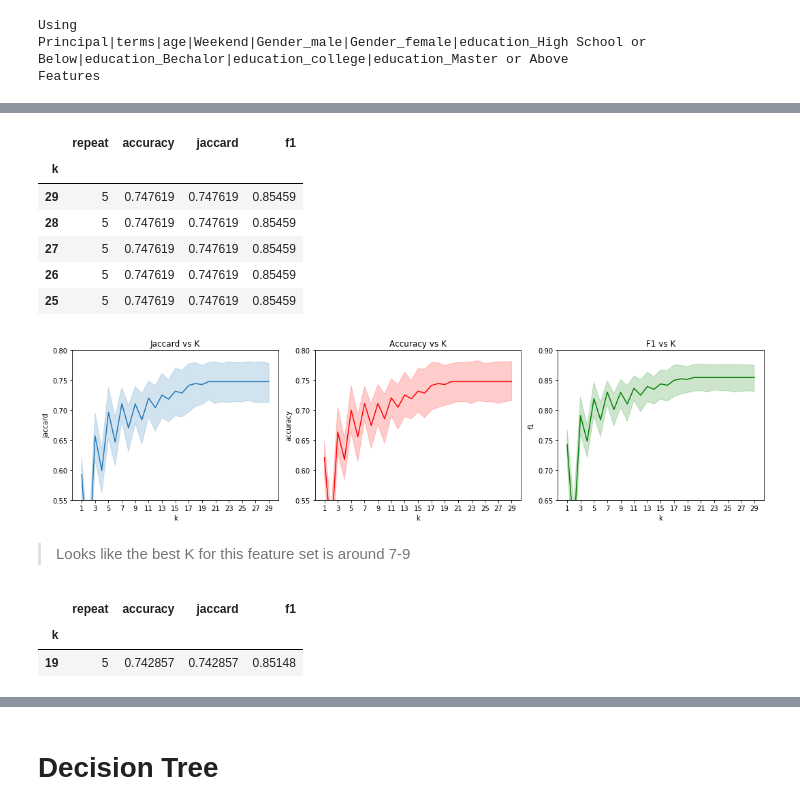
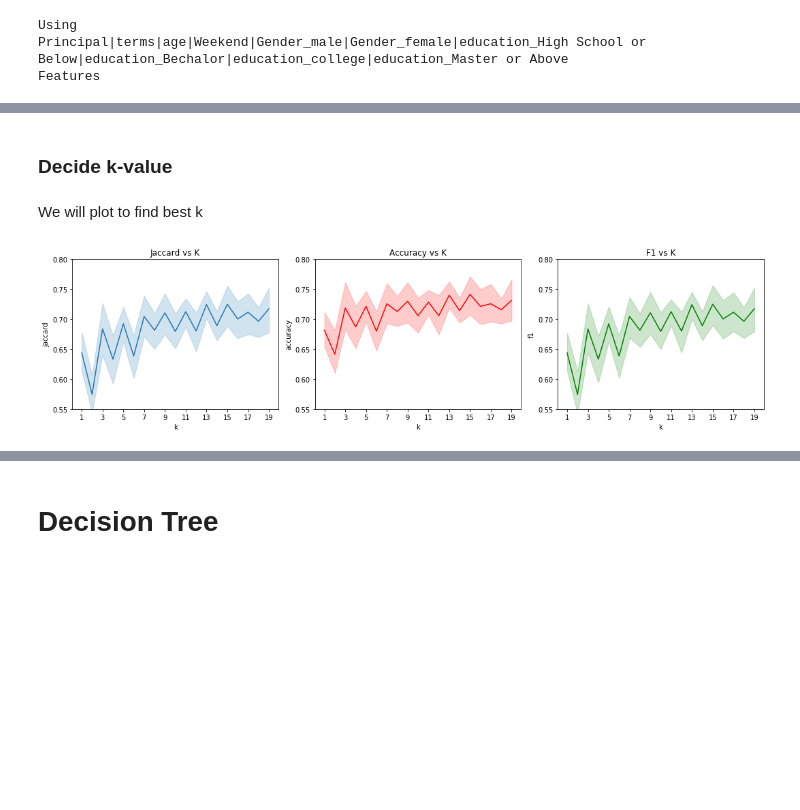
Before and after one commit to jwillis0720/CourseraJRW, a Jupyter notebook: IBM/MachineLearningwPython/week6_final/ML0101EN-Proj-Loan-py-v1.ipynb, the cells around one changed output, grey strips where cells are left out. Cells and saved outputs as stored; diff of their text form; code cells hidden in the pictures; blank space fills up the shorter version.

```diff
--- a/IBM/MachineLearningwPython/week6_final/ML0101EN-Proj-Loan-py-v1.ipynb
+++ b/IBM/MachineLearningwPython/week6_final/ML0101EN-Proj-Loan-py-v1.ipynb
@@ -241,0 +208,2 @@ for repeat in range(1,10):
+# %% [markdown]
+### Decide  k-value
@@ -242,38 +271,19 @@ for repeat in range(1,10):
+# %% [markdown]
+We will plot to find best k
 # %%
-#change dataframe into a plotting frame
-knn_plotting_dataframe = pd.DataFrame(knn_plotting_dataframe)
-
 ##Plot the Ks vs accuracy,jaccard,f1
 fig,axes = plt.subplots(1,3,sharex=True,sharey=False,figsize=(15,4))
 ax = axes.flatten()
 ax[0].set_ylim(0.55,0.8)
-sns.lineplot(data=knn_plotting_dataframe,x='k',y='jaccard',ax=ax[0],legend=False)
+sns.lineplot(data=plotting_df,x='k',y='jaccard',ax=ax[0],legend=False)
 ax[0].set_title('Jaccard vs K')
-sns.lineplot(data=knn_plotting_dataframe,x='k',y='accuracy',ax=ax[1],color='red',legend=False)
+sns.lineplot(data=plotting_df,x='k',y='accuracy',color='red',ax=ax[1],legend=False)
 ax[0].set_xticks(range(1,31,2))
 ax[1].set_title('Accuracy vs K')
 ax[1].set_ylim(0.55,0.8)
-sns.lineplot(data=knn_plotting_dataframe,x='k',y='f1',ax=ax[2],color='green',legend=False)
+sns.lineplot(data=plotting_df,x='k',y='f1',ax=ax[2],color='green')
 ax[2].set_title('F1 vs K')
-ax[2].set_ylim(0.65,0.90)
+ax[2].set_ylim(0.55,0.8)
 fig.tight_layout()
-
-knn_plotting_dataframe.groupby('k').mean().sort_values(['accuracy'])[::-1].head(5)
 # %% [output]
-|  | repeat | accuracy | jaccard | f1 |
-| k |  |  |  |  |
-| 29 | 5 | 0.747619 | 0.747619 | 0.85459 |
-| 28 | 5 | 0.747619 | 0.747619 | 0.85459 |
-| 27 | 5 | 0.747619 | 0.747619 | 0.85459 |
-| 26 | 5 | 0.747619 | 0.747619 | 0.85459 |
-| 25 | 5 | 0.747619 | 0.747619 | 0.85459 |
-[figure, old version]
+[figure, new version]
-# %% [markdown]
->Looks like the best K for this feature set is around 7-9
-# %%
-##Training Datasets
-knn_plotting_dataframe.loc[knn_plotting_dataframe['k'] == 19].groupby('k').mean()
-# %% [output]
-|  | repeat | accuracy | jaccard | f1 |
-| k |  |  |  |  |
-| 19 | 5 | 0.742857 | 0.742857 | 0.85148 |
```
Also changed, not shown: parts of 20 cells of this notebook, 1 other file.
